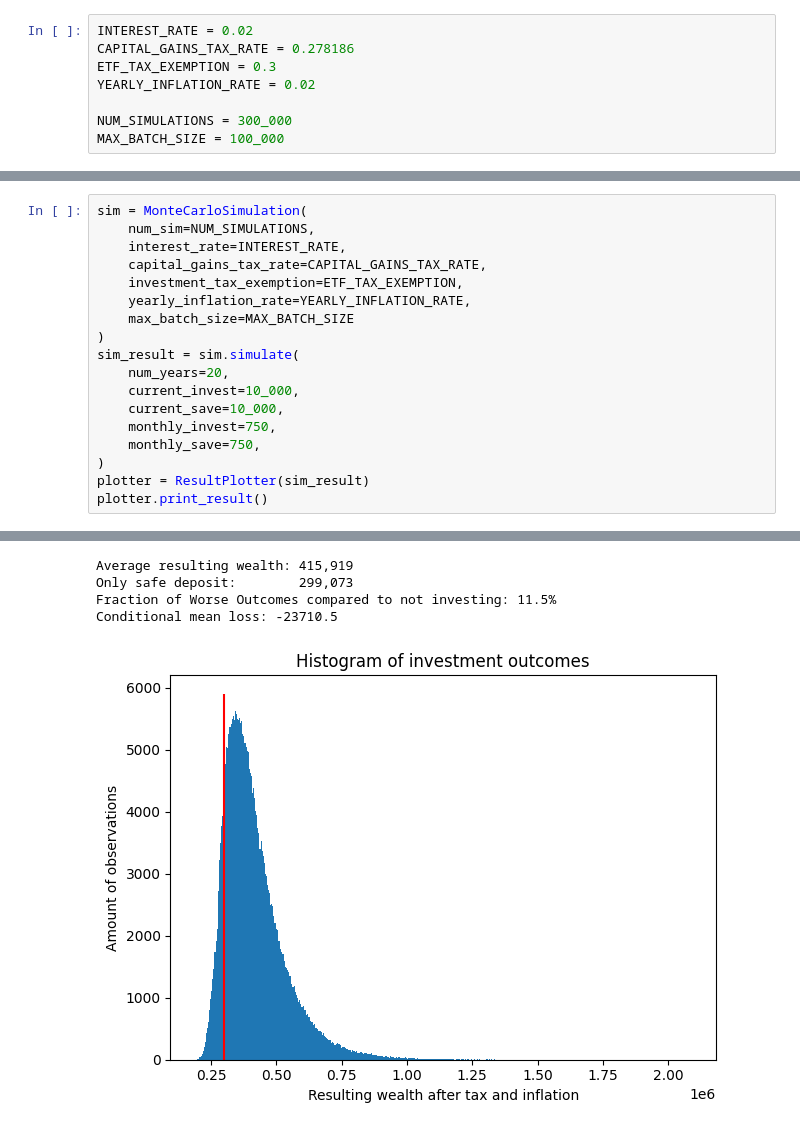
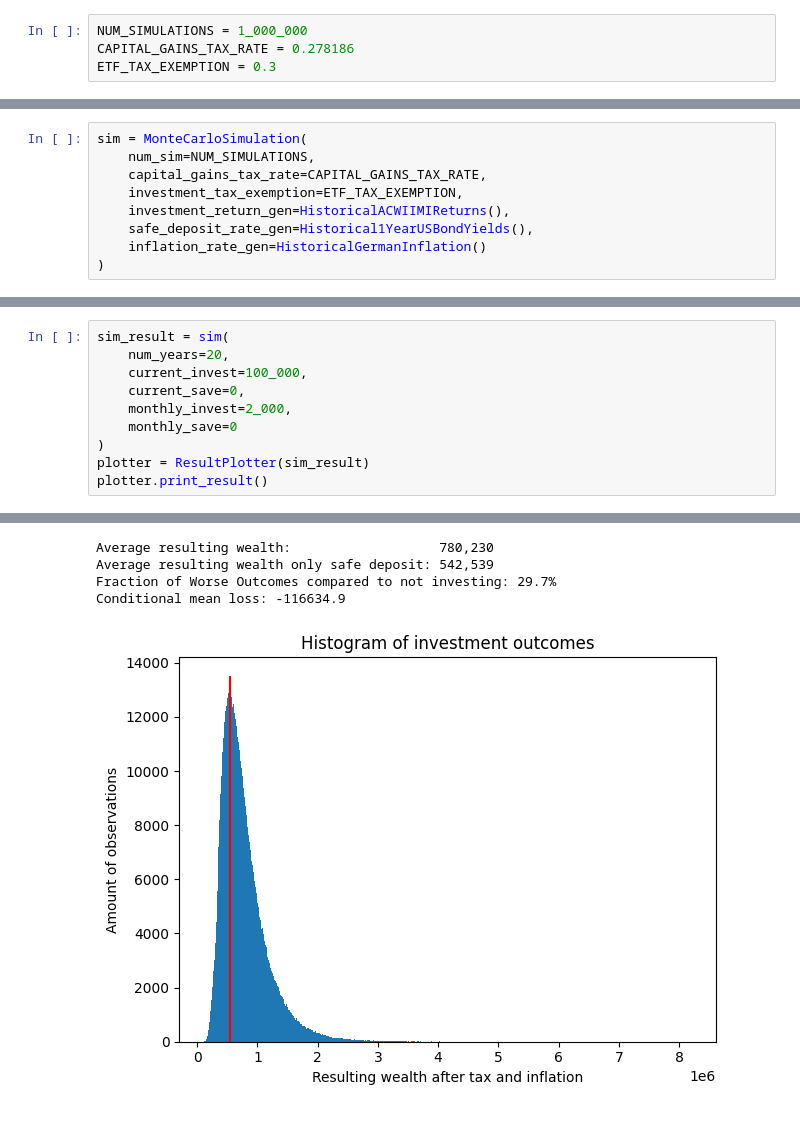
Before and after one commit to DirkKuhn/financial_monte_carlo_simulation, a Jupyter notebook: presentation.ipynb, the cells around one changed output, grey strips where cells are left out. Cells and saved outputs as stored; diff of their text form.

```diff
--- a/presentation.ipynb
+++ b/presentation.ipynb
@@ -11,8 +13,4 @@ from simulation import MonteCarloSimulation, ResultPlotter
 # %%
-INTEREST_RATE = 0.02
+NUM_SIMULATIONS = 1_000_000
 CAPITAL_GAINS_TAX_RATE = 0.278186
 ETF_TAX_EXEMPTION = 0.3
-YEARLY_INFLATION_RATE = 0.02
-
-NUM_SIMULATIONS = 300_000
-MAX_BATCH_SIZE = 100_000
@@ -39,0 +17,9 @@ plotter.print_chart()
+# %%
+sim = MonteCarloSimulation(
+    num_sim=NUM_SIMULATIONS,
+    capital_gains_tax_rate=CAPITAL_GAINS_TAX_RATE,
+    investment_tax_exemption=ETF_TAX_EXEMPTION,
+    investment_return_gen=HistoricalACWIIMIReturns(),
+    safe_deposit_rate_gen=Historical1YearUSBondYields(),
+    inflation_rate_gen=HistoricalGermanInflation()
+)
@@ -40,18 +40,10 @@ plotter.print_chart()
 # %%
-sim = MonteCarloSimulation(
-    num_sim=NUM_SIMULATIONS,
-    interest_rate=INTEREST_RATE,
-    capital_gains_tax_rate=CAPITAL_GAINS_TAX_RATE,
-    investment_tax_exemption=ETF_TAX_EXEMPTION,
-    yearly_inflation_rate=YEARLY_INFLATION_RATE,
-    max_batch_size=MAX_BATCH_SIZE
-)
-sim_result = sim.simulate(
+sim_result = sim(
     num_years=20,
-    current_invest=10_000,
-    current_save=10_000,
-    monthly_invest=750,
-    monthly_save=750,
+    current_invest=100_000,
+    current_save=0,
+    monthly_invest=2_000,
+    monthly_save=0
 )
 plotter = ResultPlotter(sim_result)
 plotter.print_result()
@@ -77,5 +65,5 @@ Annualized volatility:         15.3%
-Average resulting wealth: 415,919
-Only safe deposit:        299,073
-Fraction of Worse Outcomes compared to not investing: 11.5%
-Conditional mean loss: -23710.5
+Average resulting wealth:                   780,230
+Average resulting wealth only safe deposit: 542,539
+Fraction of Worse Outcomes compared to not investing: 29.7%
+Conditional mean loss: -116634.9
-[figure, old version]
+[figure, new version]
```
Also changed, not shown: parts of 4 cells of this notebook, 6 other files.
